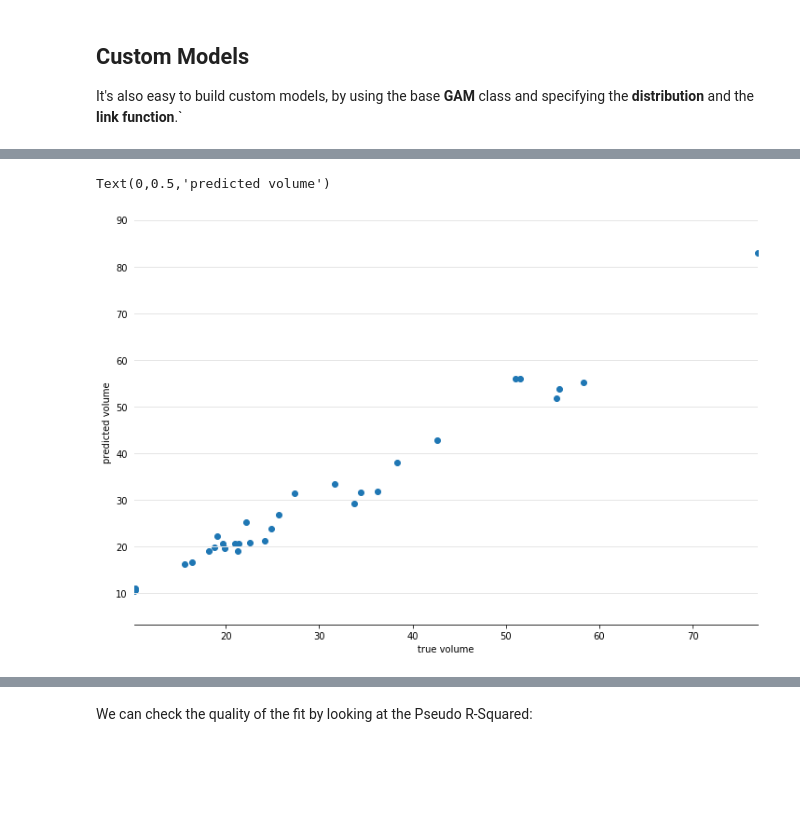
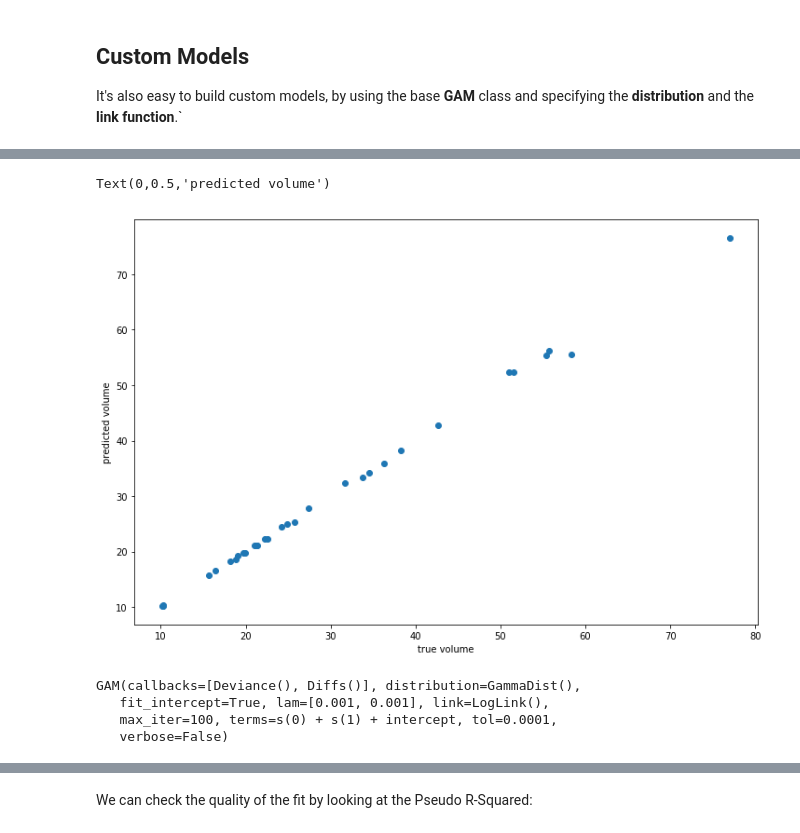
Before and after one commit to dswah/pyGAM, a Jupyter notebook: doc/source/notebooks/getting_started.ipynb, the cells around one changed output, grey strips where cells are left out. Saved outputs shown, nothing was run; the diff lists cells and outputs as text; code cells hidden in the pictures; blank space fills up the shorter version.

```diff
--- a/doc/source/notebooks/getting_started.ipynb
+++ b/doc/source/notebooks/getting_started.ipynb
@@ -192,7 +297,8 @@ from pygam.datasets import trees
 
 X, y = trees(return_X_y=True)
 
-gam = GAM(distribution='gamma', link='log', n_splines=4)
+gam = GAM(distribution='gamma', link='log')
+# gam.n_splines = 4
 gam.gridsearch(X, y)
 
 plt.scatter(y, gam.predict(X))
@@ -203,2 +309,9 @@ plt.ylabel('predicted volume')
 Text(0,0.5,'predicted volume')
-[figure, old version]
+[figure, new version]
+# %%
+gam.fit(X, y)
+# %% [output]
+GAM(callbacks=[Deviance(), Diffs()], distribution=GammaDist(),
+   fit_intercept=True, lam=[0.001, 0.001], link=LogLink(),
+   max_iter=100, terms=s(0) + s(1) + intercept, tol=0.0001,
+   verbose=False)
```
Also changed, not shown: parts of 27 cells of this notebook, 17 other files.
